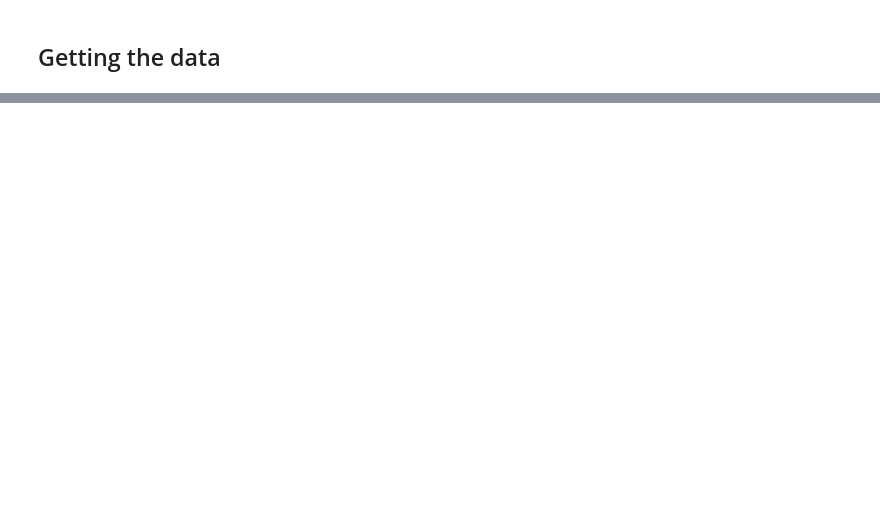
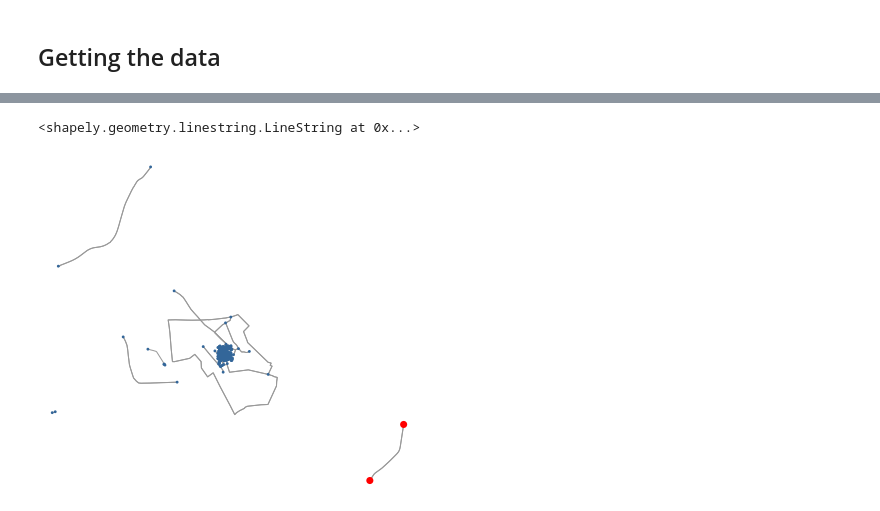
Before and after one commit to SmartMobilityAlgorithms/GettingStarted, a Jupyter notebook: OGS.ipynb, the cells around one changed output, grey strips where cells are left out. Cells and saved outputs as stored; diff of their text form; code cells hidden in the pictures; blank space fills up the shorter version.

```diff
--- a/OGS.ipynb
+++ b/OGS.ipynb
@@ -26,0 +215,11 @@ import networkx as nx
+# %%
+ways.loc[4]['geometry']
+# %% [output]
+<shapely.geometry.linestring.LineString at 0x...>
+# %%
+highlighted = [69291476, 69291487]
+nc = ['r' if node in highlighted else '#336699' for node in G.nodes()]
+ns = [50 if node in highlighted else 8 for node in G.nodes()]
+fig, ax = ox.plot_graph(G, node_size=ns, node_color=nc, node_zorder=2)
+# %% [output]
+[figure, added]
```
Also changed, not shown: parts of 40 cells of this notebook, 2 other files.
